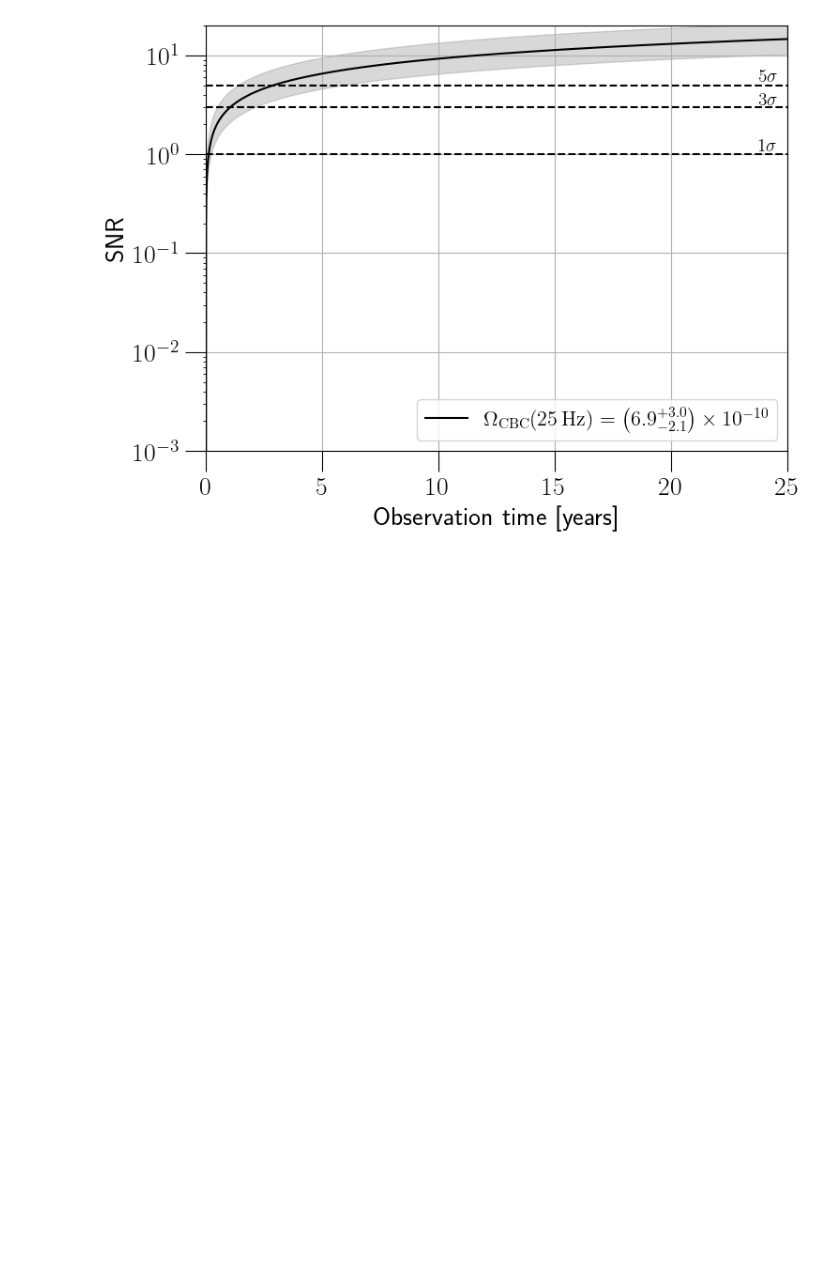
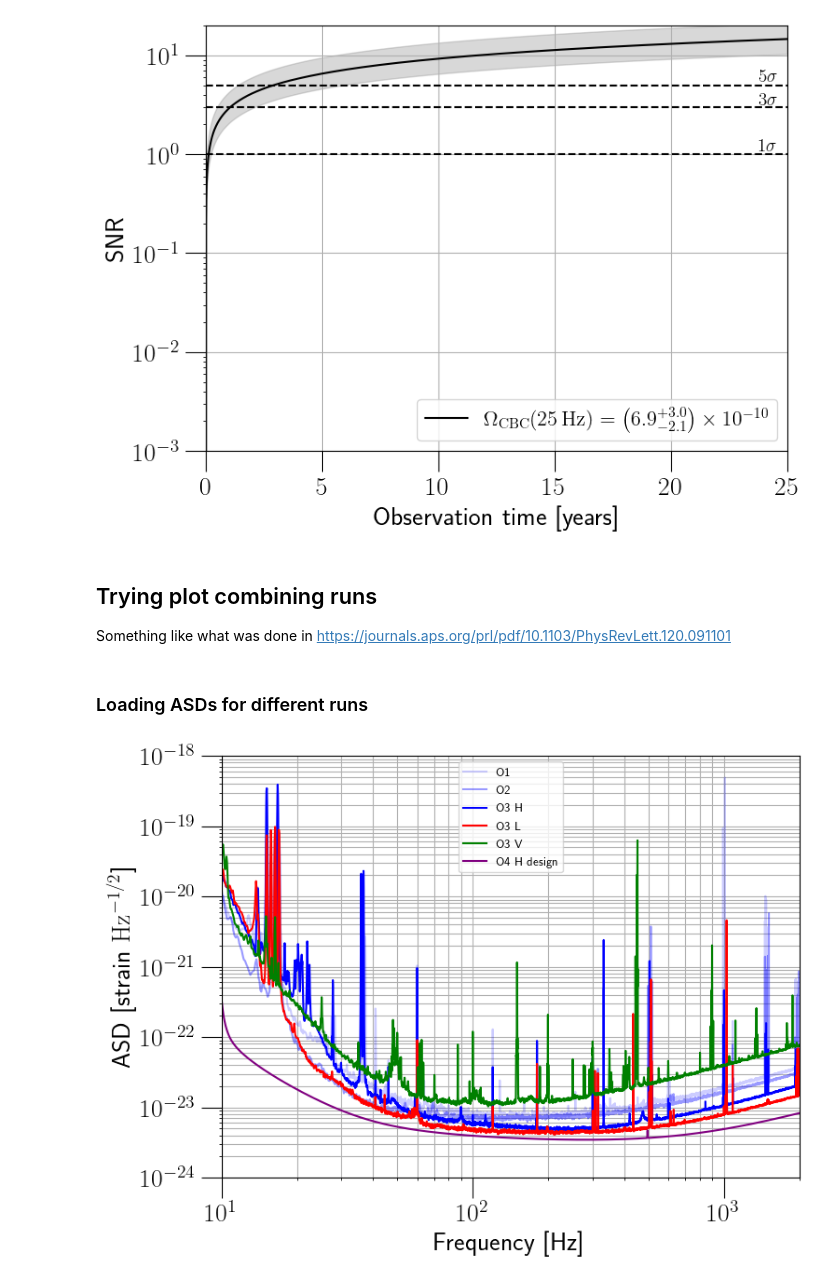
Before and after one commit to Delo95/PhD_Thesis, a Jupyter notebook: Figures/Correct_Armageddon_Plot.ipynb, the cells around one changed output. Drawn from its saved outputs; the diff is of its cells as text; code cells hidden in the pictures; blank space fills up the shorter version.

```diff
--- a/Figures/Correct_Armageddon_Plot.ipynb
+++ b/Figures/Correct_Armageddon_Plot.ipynb
@@ -1253,3 +1253,39 @@ Reaching SNR = 1 after 0.69336206456212 months of observation.
 Reaching SNR = 3 after 0.518460259291916 years of observation.
 Reaching SNR = 5 after 1.4454829354466434 years of observation.
 [figure]
+# %% [markdown]
+## Trying plot combining runs
+Something like what was done in https://journals.aps.org/prl/pdf/10.1103/PhysRevLett.120.091101
+# %% [markdown]
+### Loading ASDs for different runs
+# %%
+observing_run_asds = {"o1": path_to_det + "o1.txt", "o2": path_to_det + "o2.txt",\
+                      "o3_H": path_to_det + "o3_h1.txt", "o3_L": path_to_det + "o3_l1.txt",\
+                      "o3_V": path_to_det + "o3_v1.txt"}
+# %%
+f_o1, asd_o1 = np.transpose(np.loadtxt(observing_run_asds["o1"]))
+f_o2, asd_o2 = np.transpose(np.loadtxt(observing_run_asds["o2"]))
+f_o3_H, asd_o3_H = np.transpose(np.loadtxt(observing_run_asds["o3_H"]))
+f_o3_L, asd_o3_L = np.transpose(np.loadtxt(observing_run_asds["o3_L"]))
+f_o3_V, asd_o3_V = np.transpose(np.loadtxt(observing_run_asds["o3_V"]))
+f_o4_H_design, asd_o4_H_design = np.transpose(np.loadtxt(detectors_asds["aligo"]))
+# %%
+plt.loglog(f_o1, asd_o1, color = "blue", alpha = 0.2, label = "O1")
+plt.loglog(f_o2, asd_o2, color = "blue", alpha = 0.4, label = "O2")
+plt.loglog(f_o3_H, asd_o3_H, color = "blue", label = "O3 H")
+plt.loglog(f_o3_L, asd_o3_L, color = "red", label = "O3 L")
+plt.loglog(f_o3_V, asd_o3_V, color = "green", label = "O3 V")
+plt.loglog(f_o4_H_design, asd_o4_H_design, color = "purple", label = "O4 H design")
+
+plt.xlabel("Frequency [Hz]")
+plt.ylabel(r"ASD [strain $\mathrm{Hz}^{-1/2}$]")
+
+plt.xlim(10, 2000)
+plt.ylim(1e-24, 1e-18)
+
+plt.grid(which = "both")
+plt.legend()
+plt.show()
+plt.close()
+# %% [output]
+[figure, added]
```
Also changed, not shown: parts of 13 cells of this notebook.
